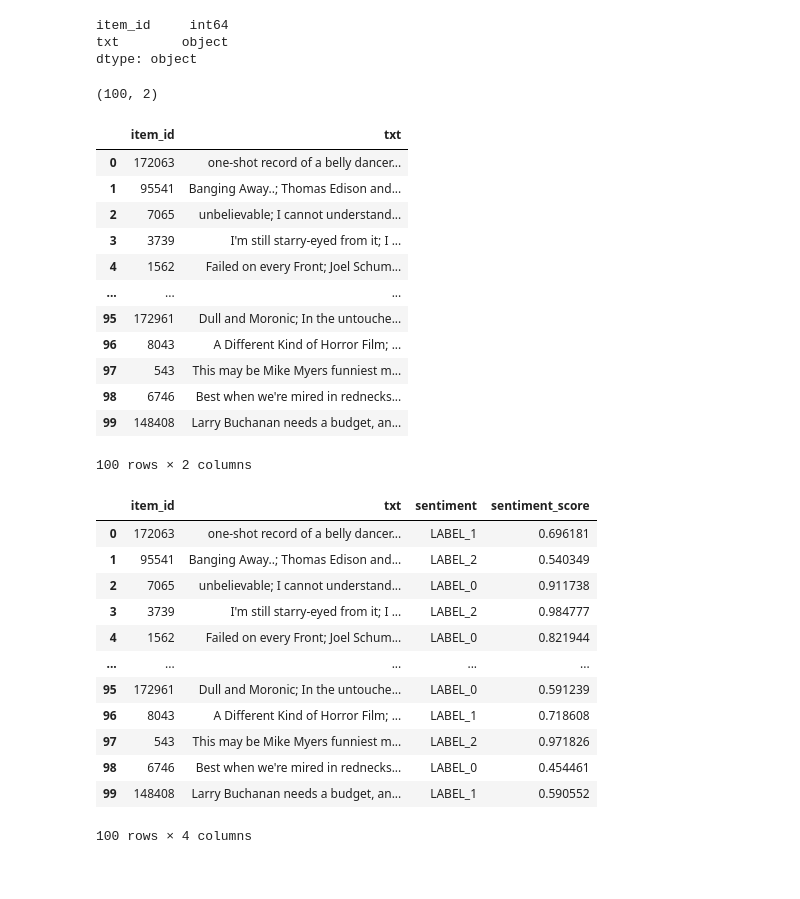
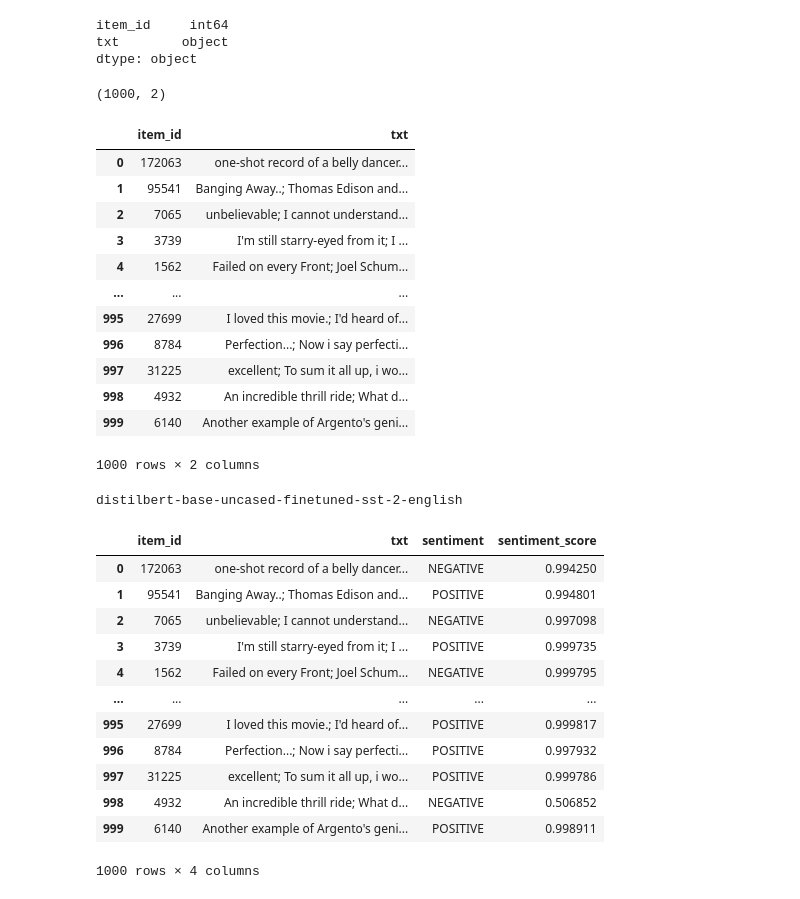
Before and after one commit to epfl-ada/ada-2024-project-gear5, a Jupyter notebook: sentiment_analysis.ipynb, the cells around one changed output. Drawn from its saved outputs; the diff is of its cells as text; code cells hidden in the pictures.

```diff
--- a/sentiment_analysis.ipynb
+++ b/sentiment_analysis.ipynb
@@ -32,39 +32,41 @@ item_id     int64
 txt        object
 dtype: object
 # %%
-df_for_test = df_for_reviews.iloc[0:100]
+df_for_test = df_for_reviews.iloc[0:1000]
 print(df_for_test.shape)
 df_for_test
 # %% [output]
-(100, 2)
+(1000, 2)
 |  | item_id | txt |
 | 0 | 172063 | one-shot record of a belly dancer... |
 | 1 | 95541 | Banging Away..; Thomas Edison and... |
 | 2 | 7065 | unbelievable; I cannot understand... |
 | 3 | 3739 | I'm still starry-eyed from it; I ... |
 | 4 | 1562 | Failed on every Front; Joel Schum... |
 | ... | ... | ... |
-| 95 | 172961 | Dull and Moronic; In the untouche... |
-| 96 | 8043 | A Different Kind of Horror Film; ... |
-| 97 | 543 | This may be Mike Myers funniest m... |
-| 98 | 6746 | Best when we're mired in rednecks... |
-| 99 | 148408 | Larry Buchanan needs a budget, an... |
+| 995 | 27699 | I loved this movie.; I'd heard of... |
+| 996 | 8784 | Perfection...; Now i say perfecti... |
+| 997 | 31225 | excellent; To sum it all up, i wo... |
+| 998 | 4932 | An incredible thrill ride; What d... |
+| 999 | 6140 | Another example of Argento's geni... |
-100 rows × 2 columns
+1000 rows × 2 columns
 # %%
 df_with_sentiment = sentiment_analysis(df_for_test, "txt")
+# %% [output]
+distilbert-base-uncased-finetuned-sst-2-english
 # %%
 df_with_sentiment
 # %% [output]
 |  | item_id | txt | sentiment | sentiment_score |
-| 0 | 172063 | one-shot record of a belly dancer... | LABEL_1 | 0.696181 |
-| 1 | 95541 | Banging Away..; Thomas Edison and... | LABEL_2 | 0.540349 |
-| 2 | 7065 | unbelievable; I cannot understand... | LABEL_0 | 0.911738 |
-| 3 | 3739 | I'm still starry-eyed from it; I ... | LABEL_2 | 0.984777 |
-| 4 | 1562 | Failed on every Front; Joel Schum... | LABEL_0 | 0.821944 |
+| 0 | 172063 | one-shot record of a belly dancer... | NEGATIVE | 0.994250 |
+| 1 | 95541 | Banging Away..; Thomas Edison and... | POSITIVE | 0.994801 |
+| 2 | 7065 | unbelievable; I cannot understand... | NEGATIVE | 0.997098 |
+| 3 | 3739 | I'm still starry-eyed from it; I ... | POSITIVE | 0.999735 |
+| 4 | 1562 | Failed on every Front; Joel Schum... | NEGATIVE | 0.999795 |
 | ... | ... | ... | ... | ... |
-| 95 | 172961 | Dull and Moronic; In the untouche... | LABEL_0 | 0.591239 |
-| 96 | 8043 | A Different Kind of Horror Film; ... | LABEL_1 | 0.718608 |
-| 97 | 543 | This may be Mike Myers funniest m... | LABEL_2 | 0.971826 |
-| 98 | 6746 | Best when we're mired in rednecks... | LABEL_0 | 0.454461 |
-| 99 | 148408 | Larry Buchanan needs a budget, an... | LABEL_1 | 0.590552 |
+| 995 | 27699 | I loved this movie.; I'd heard of... | POSITIVE | 0.999817 |
+| 996 | 8784 | Perfection...; Now i say perfecti... | POSITIVE | 0.997932 |
+| 997 | 31225 | excellent; To sum it all up, i wo... | POSITIVE | 0.999786 |
+| 998 | 4932 | An incredible thrill ride; What d... | NEGATIVE | 0.506852 |
+| 999 | 6140 | Another example of Argento's geni... | POSITIVE | 0.998911 |
-100 rows × 4 columns
+1000 rows × 4 columns
```
Also changed, not shown: 2 other files.
